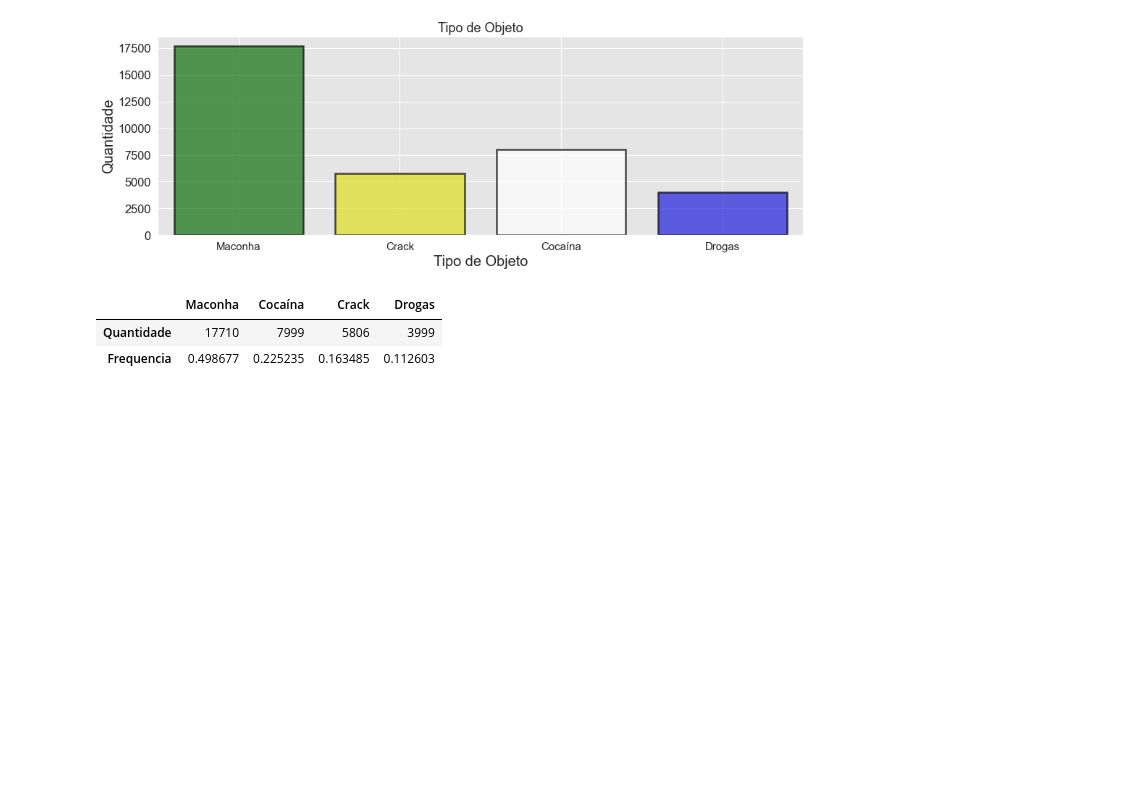
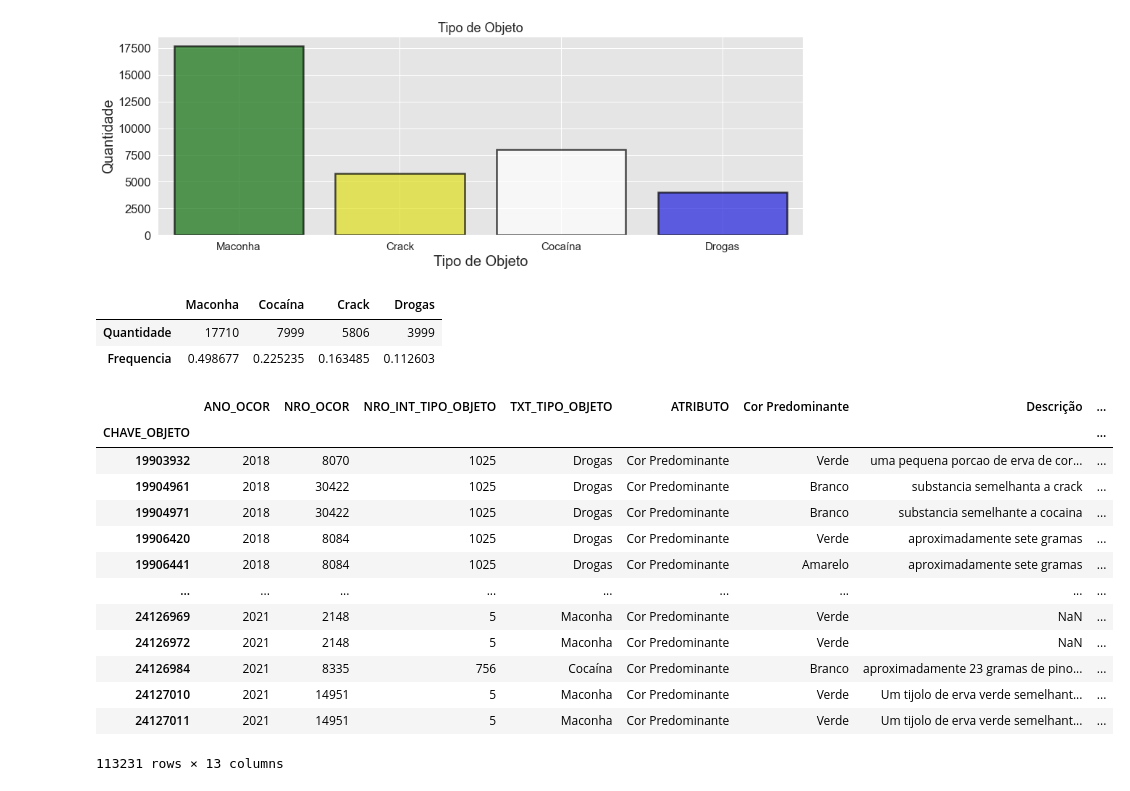
Before and after one commit to giuliannocappellari/Grafos, a Jupyter notebook: Indicadores/Drogas_Reclassificacao_2.ipynb, the cells around one changed output. Drawn from its saved outputs; the diff is of its cells as text; code cells hidden in the pictures; blank space fills up the shorter version.

```diff
--- a/Indicadores/Drogas_Reclassificacao_2.ipynb
+++ b/Indicadores/Drogas_Reclassificacao_2.ipynb
@@ -199,3 +199,20 @@ analizes_export = analizes_export.set_index('CHAVE_OBJETO')
 #analizes_export.to_csv('Dados/Analize_Reclassificacao_Igual_A_Drogas_OK.csv')
 # %%
 #resultado_final.to_csv('Dados/Drogas_Reclassificadas_completa_OK.csv', sep=';', decimal=",", float_format='%.2f', quoting=csv.QUOTE_NONNUMERIC)
+# %%
+resultado_final
+# %% [output]
+|  | ANO_OCOR | NRO_OCOR | NRO_INT_TIPO_OBJETO | TXT_TIPO_OBJETO | ATRIBUTO | Cor Predominante | Descrição | ... |
+| CHAVE_OBJETO |  |  |  |  |  |  |  | ... |
+| 19903932 | 2018 | 8070 | 1025 | Drogas | Cor Predominante | Verde | uma pequena porcao de erva de cor... | ... |
+| 19904961 | 2018 | 30422 | 1025 | Drogas | Cor Predominante | Branco | substancia semelhanta a crack | ... |
+| 19904971 | 2018 | 30422 | 1025 | Drogas | Cor Predominante | Branco | substancia semelhante a cocaina | ... |
+| 19906420 | 2018 | 8084 | 1025 | Drogas | Cor Predominante | Verde | aproximadamente sete gramas | ... |
+| 19906441 | 2018 | 8084 | 1025 | Drogas | Cor Predominante | Amarelo | aproximadamente sete gramas | ... |
+| ... | ... | ... | ... | ... | ... | ... | ... | ... |
+| 24126969 | 2021 | 2148 | 5 | Maconha | Cor Predominante | Verde | NaN | ... |
+| 24126972 | 2021 | 2148 | 5 | Maconha | Cor Predominante | Verde | NaN | ... |
+| 24126984 | 2021 | 8335 | 756 | Cocaína | Cor Predominante | Branco | aproximadamente 23 gramas de pino... | ... |
+| 24127010 | 2021 | 14951 | 5 | Maconha | Cor Predominante | Verde | Um tijolo de erva verde semelhant... | ... |
+| 24127011 | 2021 | 14951 | 5 | Maconha | Cor Predominante | Verde | Um tijolo de erva verde semelhant... | ... |
+113231 rows × 13 columns
```
Also changed, not shown: parts of 8 cells of this notebook.
